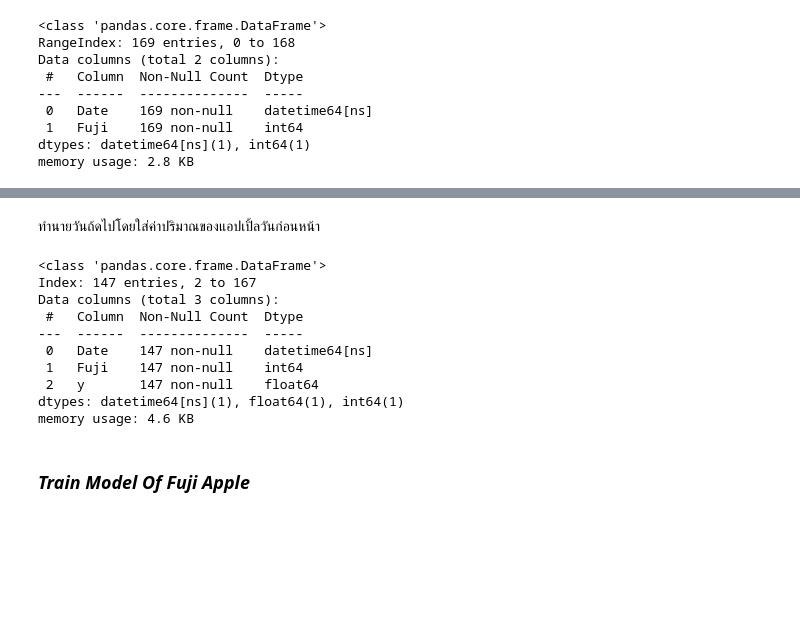
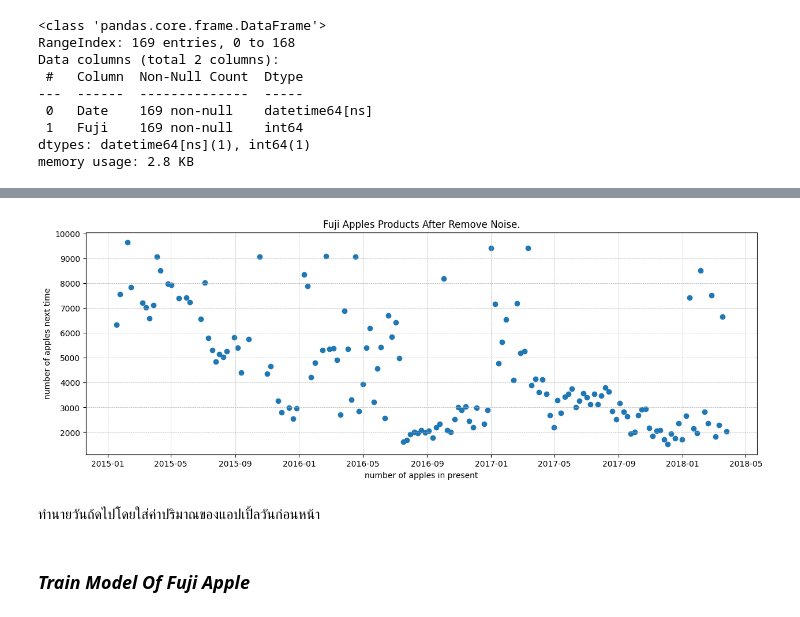
Before and after one commit to OatKID/RegressionMiniProject, a Jupyter notebook: algorithm/Fuji/1_predict_1/baseline.ipynb, the cells around one changed output, grey strips where cells are left out. Cells and saved outputs as stored; diff of their text form; code cells hidden in the pictures; blank space fills up the shorter version.

```diff
--- a/algorithm/Fuji/1_predict_1/baseline.ipynb
+++ b/algorithm/Fuji/1_predict_1/baseline.ipynb
@@ -43,20 +53,19 @@ memory usage: 2.8 KB
 # %%
 df_fuji = df_fuji[df_fuji["Fuji"] <= 10000]
+# %%
+plt.figure(figsize=(15,5))
+plt.scatter(df_fuji["Date"], df_fuji["Fuji"])
+plt.title("Fuji Apples Products After Remove Noise.")
+plt.xlabel("number of apples in present")
+plt.ylabel("number of apples next time")
+plt.grid(linestyle='--', linewidth='0.5')
+plt.show()
+# %% [output]
+[figure, added]
 # %% [markdown]
 ทำนายวันถ้ดไปโดยใส่ค่าปริมาณของแอปเปิ้ลวันก่อนหน้า
 # %%
 df_fuji = df_fuji.copy()
 df_fuji["y"] = df_fuji["Fuji"].shift(-1)
 df_fuji.dropna(inplace=True)
-df_fuji.info()
+# df_fuji.info()
-# %% [output]
-<class 'pandas.core.frame.DataFrame'>
-Index: 147 entries, 2 to 167
-Data columns (total 3 columns):
- #   Column  Non-Null Count  Dtype
----  ------  --------------  -----
- 0   Date    147 non-null    datetime64[ns]
- 1   Fuji    147 non-null    int64
- 2   y       147 non-null    float64
-dtypes: datetime64[ns](1), float64(1), int64(1)
-memory usage: 4.6 KB
```
Also changed, not shown: parts of 4 cells of this notebook, 7 other files.
